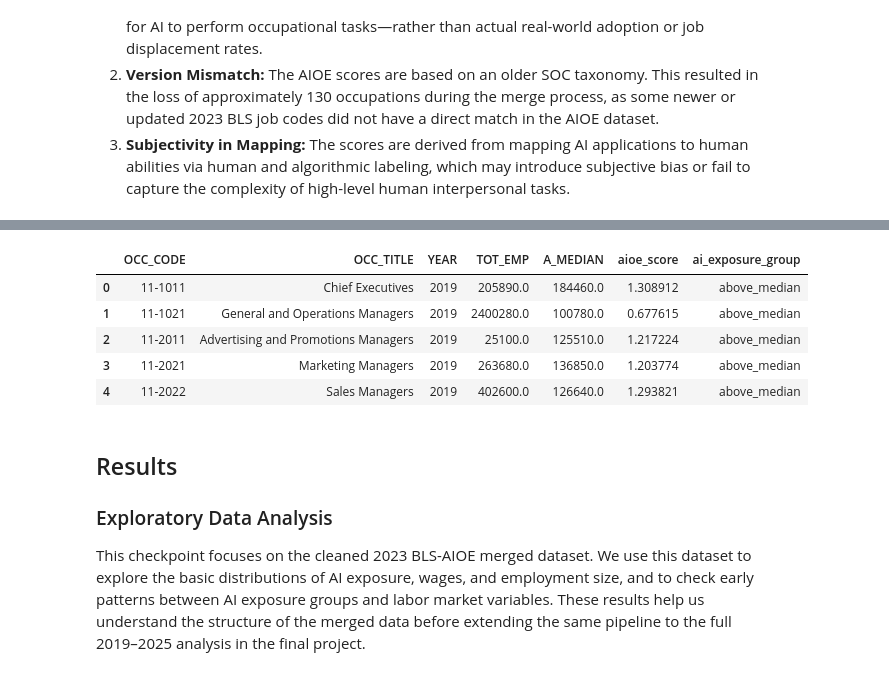
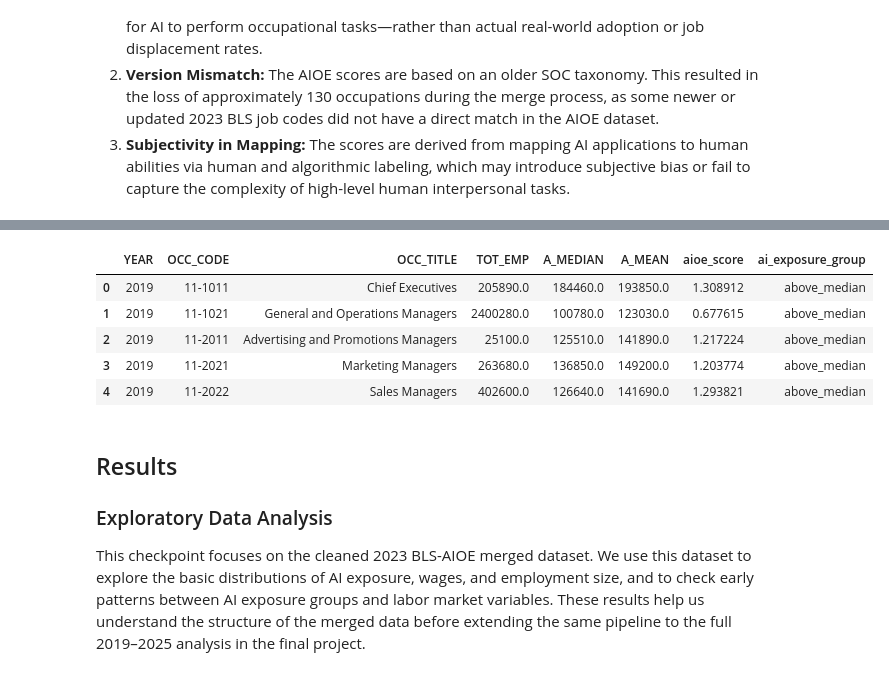
Before and after one commit to COGS108/Group-SP26-101, a Jupyter notebook: 03-FinalProject.ipynb, the cells around one changed output, grey strips where cells are left out. Cells and saved outputs as stored; diff of their text form; code cells hidden in the pictures.

Commit message:
continue

```diff
--- a/03-FinalProject.ipynb
+++ b/03-FinalProject.ipynb
@@ -144,19 +144,36 @@ import pandas as pd
 import numpy as np
 import matplotlib.pyplot as plt
 
-bls_paths = [
-    "data/02-processed/cleaned_bls_2019_2025.csv",
-    "data/00-raw/cleaned_bls_2019_2025.csv",
-    "cleaned_bls_2019_2025.csv",
-    "cleaned_bls_2019_2025(1).csv"
-]
+years = range(2019, 2026)
+bls_yearly_dfs = []
 
-bls_path = next((path for path in bls_paths if os.path.exists(path)), None)
+for year in years:
+    raw_path = f"data/00-raw/bls_raw_{year}.xlsx"
 
-if bls_path is None:
-    raise FileNotFoundError("Could not find cleaned_bls_2019_2025.csv")
+    if not os.path.exists(raw_path):
+        print(f"  -> [Warning] Missing data file: {raw_path}. Skipping...")
+        continue
 
-bls_long = pd.read_csv(bls_path)
+    print(f"  -> Loading {year} Excel data")
+    temp_df = pd.read_excel(raw_path)
+
+    temp_df.columns = temp_df.columns.str.upper().str.strip()
+
+    keep_cols = ["OCC_CODE", "OCC_TITLE", "TOT_EMP", "A_MEDIAN", "A_MEAN"]
+    available_cols = [col for col in keep_cols if col in temp_df.columns]
+    temp_df = temp_df[available_cols].copy()
+
+    temp_df["YEAR"] = year
+    bls_yearly_dfs.append(temp_df)
+
+if not bls_yearly_dfs:
+    raise FileNotFoundError("No BLS files found in data/00-raw/.")
+
+
+bls_long = pd.concat(bls_yearly_dfs, ignore_index=True)
+print(f"  -> Successfully concatenated {len(bls_yearly_dfs)} years of BLS data.\n")
+
+
 bls_long = bls_long.drop_duplicates()
 
 for col in ["TOT_EMP", "A_MEDIAN", "A_MEAN", "YEAR"]:
@@ -164,35 +181,32 @@ for col in ["TOT_EMP", "A_MEDIAN", "A_MEAN", "YEAR"]:
 
 bls_long["OCC_CODE"] = bls_long["OCC_CODE"].astype(str).str.strip()
 bls_long["OCC_TITLE"] = bls_long["OCC_TITLE"].astype(str).str.strip()
-bls_long = bls_long.dropna(subset=["OCC_CODE", "OCC_TITLE", "TOT_EMP", "A_MEDIAN", "A_MEAN", "YEAR"])
+
+bls_long = bls_long.dropna(subset=["OCC_CODE", "OCC_TITLE", "TOT_EMP", "A_MEDIAN", "YEAR"])
 bls_long["YEAR"] = bls_long["YEAR"].astype(int)
 
-aioe_paths = [
-    "data/00-raw/Language Modeling AIOE and AIIE.xlsx",
-    "Language Modeling AIOE and AIIE.xlsx"
-]
+os.makedirs("data/02-processed", exist_ok=True)
+bls_long.to_csv("data/02-processed/cleaned_bls_2019_2025.csv", index=False)
 
-aioe_path = next((path for path in aioe_paths if os.path.exists(path)), None)
+aioe_excel_path = "data/00-raw/Language Modeling AIOE and AIIE.xlsx"
 
-if aioe_path is None:
+if os.path.exists(aioe_excel_path):
+    aioe_raw = pd.read_excel(aioe_excel_path, sheet_name="LM AIOE")
+else:
+    print("  -> Local Excel file not found. Fetching dynamically from GitHub repository...")
     aioe_raw = pd.read_excel(
         "https://github.com/AIOE-Data/AIOE/raw/main/Language%20Modeling%20AIOE%20and%20AIIE.xlsx",
         sheet_name="LM AIOE"
     )
-else:
-    aioe_raw = pd.read_excel(aioe_path, sheet_name="LM AIOE")
 
-aioe_clean = aioe_raw[[
-    "SOC Code",
-    "Occupation Title",
-    "Language Modeling AIOE"
-]].copy()
+aioe_clean = aioe_raw[["SOC Code", "Occupation Title", "Language Modeling AIOE"]].copy()
 
 aioe_clean = aioe_clean.rename(columns={
     "SOC Code": "soc_code",
     "Occupation Title": "occupation_title",
     "Language Modeling AIOE": "aioe_score"
 })
+
 
 aioe_clean["soc_code"] = aioe_clean["soc_code"].astype(str).str.strip()
 aioe_clean["occupation_title"] = aioe_clean["occupation_title"].astype(str).str.strip()
@@ -201,11 +215,8 @@ aioe_clean = aioe_clean.dropna(subset=["soc_code", "occupation_title", "aioe_sco
 aioe_clean = aioe_clean.drop_duplicates()
 
 median_aioe = aioe_clean["aioe_score"].median()
-
 aioe_clean["ai_exposure_group"] = np.where(
-    aioe_clean["aioe_score"] > median_aioe,
-    "above_median",
-    "below_median"
+    aioe_clean["aioe_score"] > median_aioe, "above_median", "below_median"
 )
 
 final_df = pd.merge(
@@ -217,16 +228,20 @@ final_df = pd.merge(
 )
 
 final_df = final_df.drop_duplicates()
-final_df = final_df.dropna(subset=["TOT_EMP", "A_MEDIAN", "A_MEAN", "aioe_score", "ai_exposure_group", "YEAR"])
+final_df = final_df.dropna(subset=["TOT_EMP", "A_MEDIAN", "aioe_score", "ai_exposure_group", "YEAR"])
 
-os.makedirs("data/02-processed", exist_ok=True)
+ordered_cols = [
+    "YEAR", "OCC_CODE", "OCC_TITLE",
+    "TOT_EMP", "A_MEDIAN", "A_MEAN",
+    "aioe_score", "ai_exposure_group"
+]
+
+final_df = final_df[ordered_cols]
+
 final_df.to_csv("data/02-processed/final_analysis_dataset.csv", index=False)
 
-eda_df = final_df[final_df["YEAR"] == 2023].copy()
-eda_df["log_tot_emp"] = np.log10(eda_df["TOT_EMP"])
-
-print("BLS dataset shape:", bls_long.shape)
 print("Final merged dataset shape:", final_df.shape)
 print("Years:", sorted(final_df["YEAR"].unique()))
-display(final_df[["OCC_CODE", "OCC_TITLE", "YEAR", "TOT_EMP", "A_MEDIAN", "aioe_score", "ai_exposure_group"]].head())
+
+display(final_df.head())
 # %% [output]
@@ -236,9 +259,9 @@ Years: [np.int64(2019), np.int64(2020), np.int64(2021), np.int64(2022), np.int64
-|  | OCC_CODE | OCC_TITLE | YEAR | TOT_EMP | A_MEDIAN | aioe_score | ai_exposure_group |
-| 0 | 11-1011 | Chief Executives | 2019 | 205890.0 | 184460.0 | 1.308912 | above_median |
-| 1 | 11-1021 | General and Operations Managers | 2019 | 2400280.0 | 100780.0 | 0.677615 | above_median |
-| 2 | 11-2011 | Advertising and Promotions Managers | 2019 | 25100.0 | 125510.0 | 1.217224 | above_median |
-| 3 | 11-2021 | Marketing Managers | 2019 | 263680.0 | 136850.0 | 1.203774 | above_median |
-| 4 | 11-2022 | Sales Managers | 2019 | 402600.0 | 126640.0 | 1.293821 | above_median |
+|  | YEAR | OCC_CODE | OCC_TITLE | TOT_EMP | A_MEDIAN | A_MEAN | aioe_score | ai_exposure_group |
+| 0 | 2019 | 11-1011 | Chief Executives | 205890.0 | 184460.0 | 193850.0 | 1.308912 | above_median |
+| 1 | 2019 | 11-1021 | General and Operations Managers | 2400280.0 | 100780.0 | 123030.0 | 0.677615 | above_median |
+| 2 | 2019 | 11-2011 | Advertising and Promotions Managers | 25100.0 | 125510.0 | 141890.0 | 1.217224 | above_median |
+| 3 | 2019 | 11-2021 | Marketing Managers | 263680.0 | 136850.0 | 149200.0 | 1.203774 | above_median |
+| 4 | 2019 | 11-2022 | Sales Managers | 402600.0 | 126640.0 | 141690.0 | 1.293821 | above_median |
 # %% [markdown]
 ## Results
 
```
Also changed, not shown: parts of 1 cell of this notebook, 13 other files.
